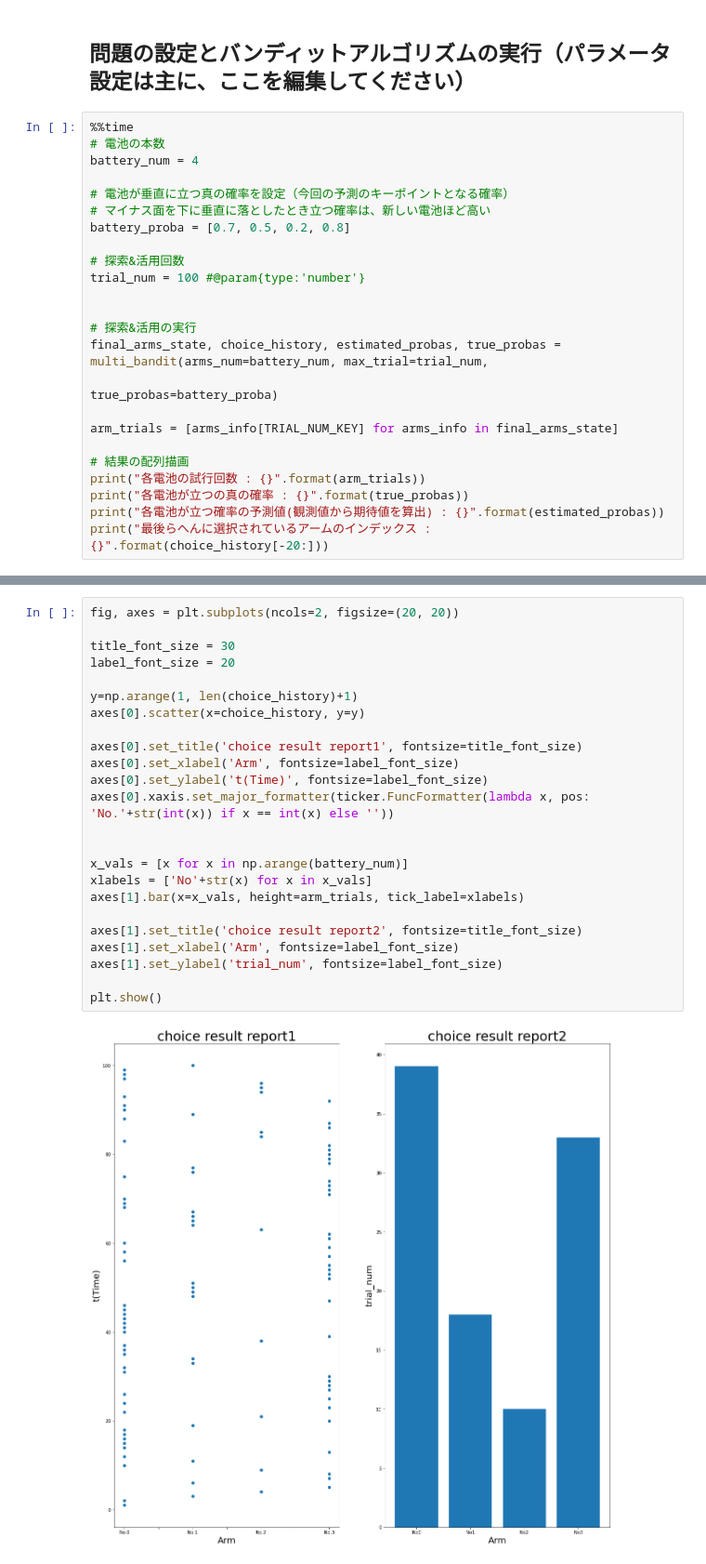
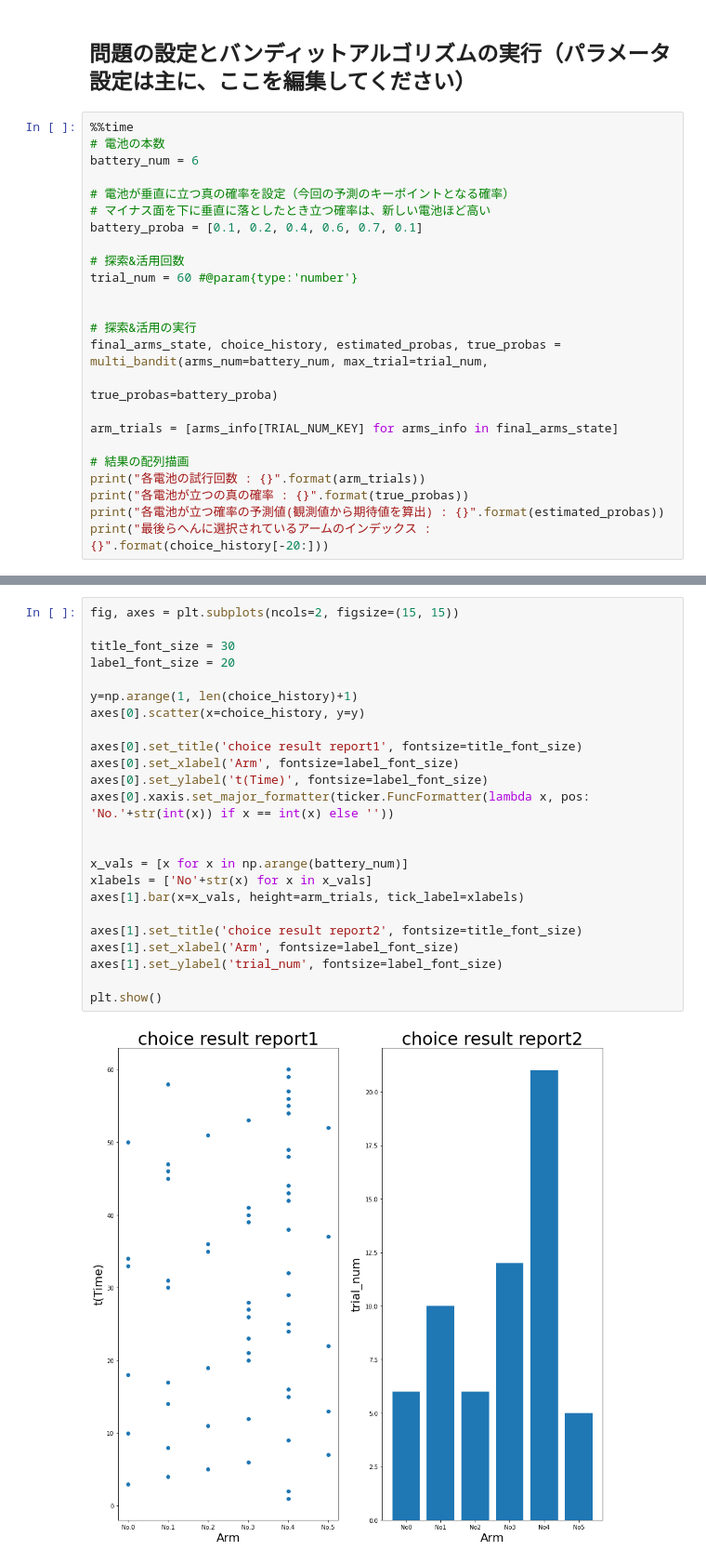
Before and after one commit to Itsuki-Hamano123/practice-casualeffect, a Jupyter notebook: bandit/battery_multi_bandit.ipynb, the cells around one changed output, grey strips where cells are left out. Shown at 93% size. Cells and saved outputs as stored; diff of their text form.

```diff
--- a/bandit/battery_multi_bandit.ipynb
+++ b/bandit/battery_multi_bandit.ipynb
@@ -223,14 +223,14 @@ def multi_bandit(arms_num, max_trial, true_probas=None):
 # %%
 %%time
 # 電池の本数
-battery_num = 4
+battery_num = 6
 
 # 電池が垂直に立つ真の確率を設定（今回の予測のキーポイントとなる確率）
 # マイナス面を下に垂直に落としたとき立つ確率は、新しい電池ほど高い
-battery_proba = [0.7, 0.5, 0.2, 0.8]
+battery_proba = [0.1, 0.2, 0.4, 0.6, 0.7, 0.1]
 
 # 探索&活用回数
-trial_num = 100 #@param{type:'number'}
+trial_num = 60 #@param{type:'number'}
 
 
 # 探索&活用の実行
@@ -254,26 +254,26 @@ Wall time: 22.5 ms
 # %%
-fig, axes = plt.subplots(ncols=2, figsize=(20, 20))
+fig, axes = plt.subplots(ncols=2, figsize=(15, 15))
 
 title_font_size = 30
 label_font_size = 20
 
 y=np.arange(1, len(choice_history)+1)
 axes[0].scatter(x=choice_history, y=y)
 
 axes[0].set_title('choice result report1', fontsize=title_font_size)
 axes[0].set_xlabel('Arm', fontsize=label_font_size)
 axes[0].set_ylabel('t(Time)', fontsize=label_font_size)
 axes[0].xaxis.set_major_formatter(ticker.FuncFormatter(lambda x, pos: 'No.'+str(int(x)) if x == int(x) else ''))
 
 
 x_vals = [x for x in np.arange(battery_num)]
 xlabels = ['No'+str(x) for x in x_vals]
 axes[1].bar(x=x_vals, height=arm_trials, tick_label=xlabels)
 
 axes[1].set_title('choice result report2', fontsize=title_font_size)
 axes[1].set_xlabel('Arm', fontsize=label_font_size)
 axes[1].set_ylabel('trial_num', fontsize=label_font_size)
 
 plt.show()
 # %% [output]
-[figure, old version]
+[figure, new version]
```
Also changed, not shown: parts of 1 cell of this notebook.
